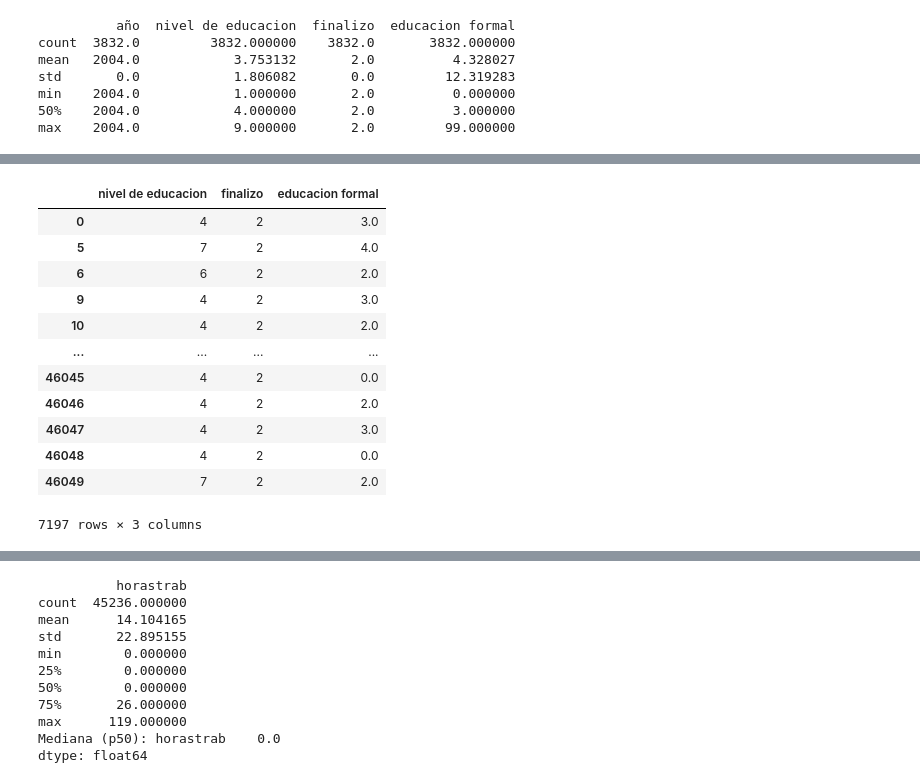
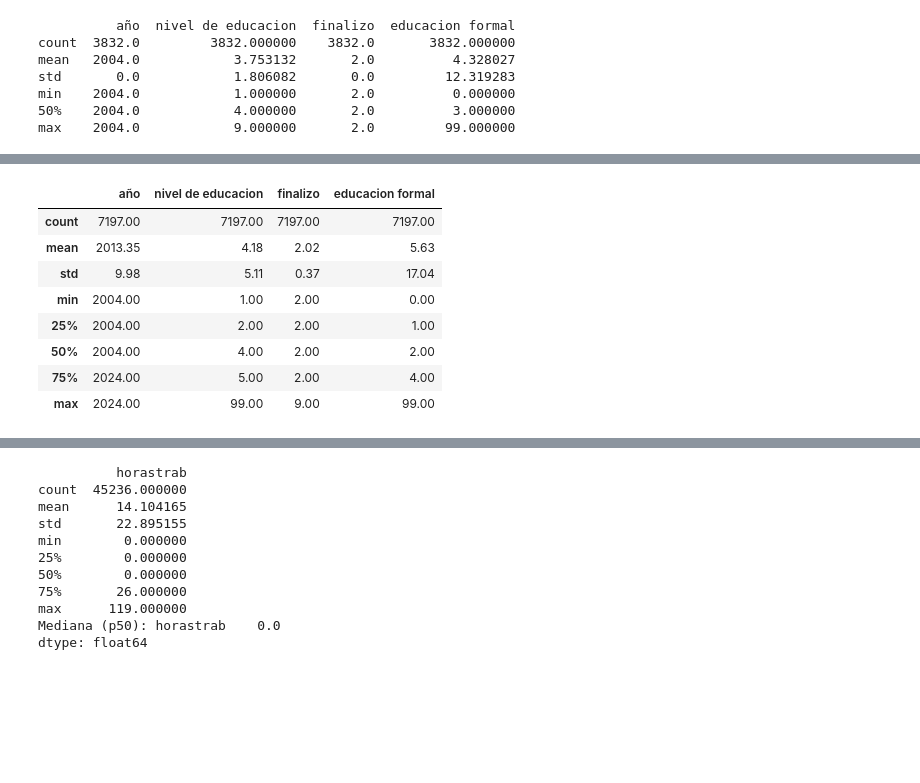
Before and after one commit to jtomasello247/Big_Data_TP3_Grupo13, a Jupyter notebook: TP3.ipynb, the cells around one changed output, grey strips where cells are left out. Saved outputs shown, nothing was run; the diff lists cells and outputs as text; code cells hidden in the pictures; blank space fills up the shorter version.

```diff
--- a/TP3.ipynb
+++ b/TP3.ipynb
@@ -447,4 +443,4 @@ Los resultados muestran que el conjunto de datos contiene 45,289 observaciones c
 # %%
-educ2024=df2024[["CH12","CH13","CH14"]]
-educ2024 = educ2024.rename(columns={"CH12": "nivel de educacion","CH13":"finalizo","CH14":"educacion formal"})
+educ2024=df2024[["ANO4","CH12","CH13","CH14"]]
+educ2024 = educ2024.rename(columns={"ANO4":"año","CH12": "nivel de educacion","CH13":"finalizo","CH14":"educacion formal"})
 educ2024 = educ2024.dropna()
@@ -465,20 +447,16 @@ educ2024 = educ2024.dropna()
 # %%
 educ=pd.concat([educ2004,educ2024])
-educ
+educ.describe().round(2)
 # %% [output]
-|  | nivel de educacion | finalizo | educacion formal |
-| 0 | 4 | 2 | 3.0 |
-| 5 | 7 | 2 | 4.0 |
-| 6 | 6 | 2 | 2.0 |
-| 9 | 4 | 2 | 3.0 |
-| 10 | 4 | 2 | 2.0 |
-| ... | ... | ... | ... |
-| 46045 | 4 | 2 | 0.0 |
-| 46046 | 4 | 2 | 2.0 |
-| 46047 | 4 | 2 | 3.0 |
-| 46048 | 4 | 2 | 0.0 |
-| 46049 | 7 | 2 | 2.0 |
+|  | año | nivel de educacion | finalizo | educacion formal |
+| count | 7197.00 | 7197.00 | 7197.00 | 7197.00 |
+| mean | 2013.35 | 4.18 | 2.02 | 5.63 |
+| std | 9.98 | 5.11 | 0.37 | 17.04 |
+| min | 2004.00 | 1.00 | 2.00 | 0.00 |
+| 25% | 2004.00 | 2.00 | 2.00 | 1.00 |
+| 50% | 2004.00 | 4.00 | 2.00 | 2.00 |
+| 75% | 2024.00 | 5.00 | 2.00 | 4.00 |
+| max | 2024.00 | 99.00 | 9.00 | 99.00 |
-7197 rows × 3 columns
 # %%
 import pandas as pd
 import matplotlib.pyplot as plt
```
Also changed, not shown: parts of 11 cells of this notebook.
